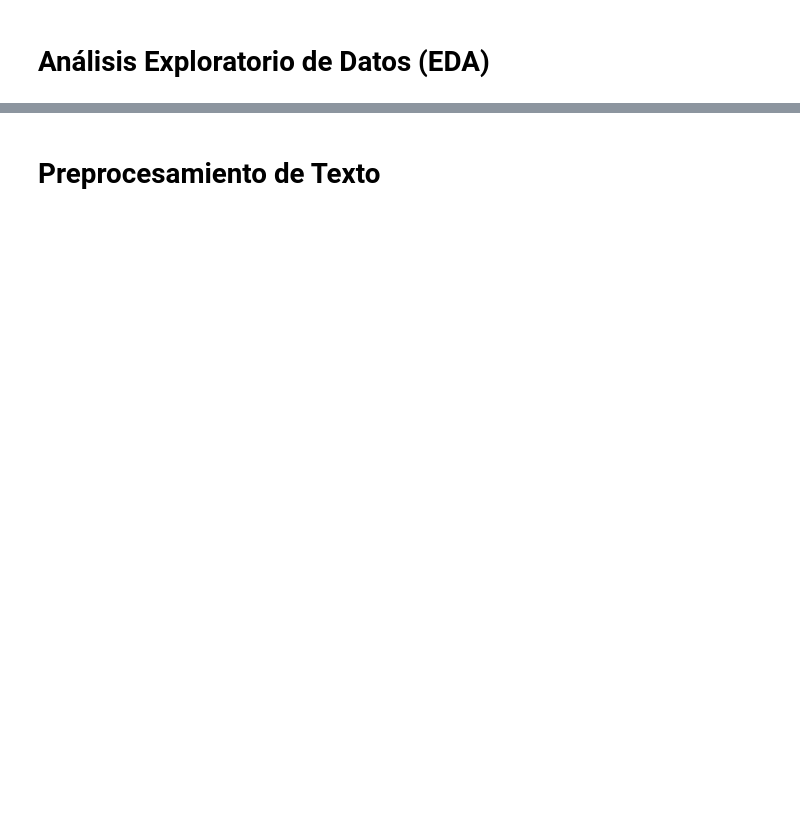
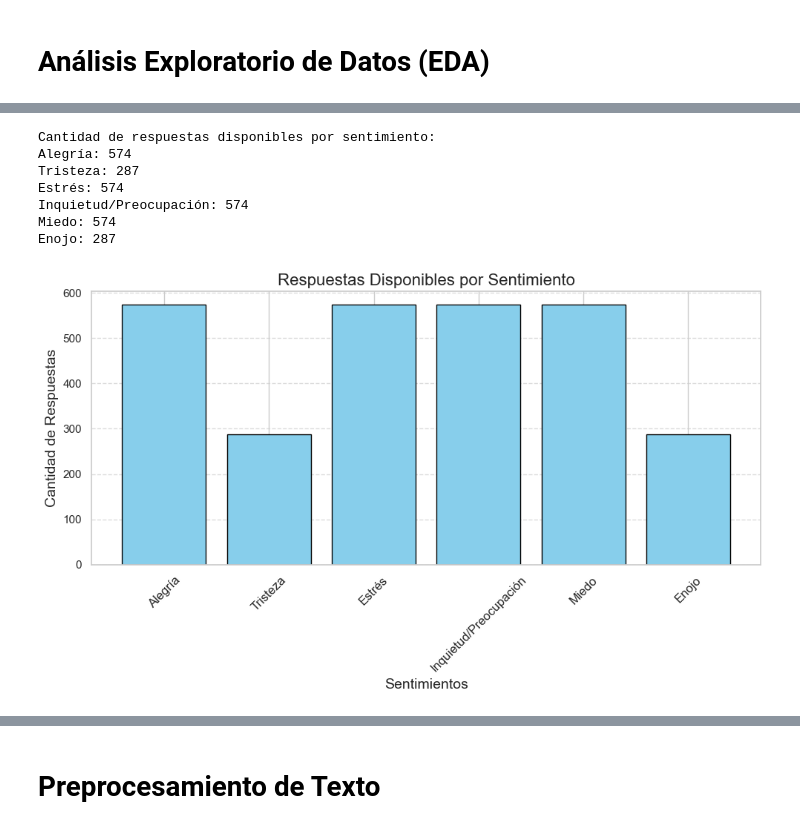
Before and after one commit to DiwsgenLop/Proyecto-Final-Mineria-de-Datos, a Jupyter notebook: Proyecto_Clasificacion_Sentimientos.ipynb, the cells around one changed output, grey strips where cells are left out. Saved outputs shown, nothing was run; the diff lists cells and outputs as text; code cells hidden in the pictures; blank space fills up the shorter version.

```diff
--- a/Proyecto_Clasificacion_Sentimientos.ipynb
+++ b/Proyecto_Clasificacion_Sentimientos.ipynb
@@ -223 +193,41 @@ Enojo: 287
+# %%
+# Definir las preguntas asociadas a cada sentimiento
+sentimientos_preguntas = {
+    "Alegría": ["Pregunta1", "Pregunta6"],
+    "Tristeza": ["Pregunta2"],
+    "Estrés": ["Pregunta3", "Pregunta9"],
+    "Inquietud/Preocupación": ["Pregunta4", "Pregunta5"],
+    "Miedo": ["Pregunta7", "Pregunta10"],
+    "Enojo": ["Pregunta8"]
+}
+
+# Calcular el número de respuestas para cada sentimiento
+respuestas_por_sentimiento = {
+    sentimiento: dataset[preguntas].notnull().sum().sum()
+    for sentimiento, preguntas in sentimientos_preguntas.items()
+}
+
+# Mostrar el conteo de respuestas por sentimiento
+print("\nCantidad de respuestas disponibles por sentimiento:")
+for sentimiento, cantidad in respuestas_por_sentimiento.items():
+    print(f"{sentimiento}: {cantidad}")
+
+plt.figure(figsize=(10, 6))
+plt.bar(respuestas_por_sentimiento.keys(), respuestas_por_sentimiento.values(), color='skyblue', edgecolor='black')
+plt.title("Respuestas Disponibles por Sentimiento", fontsize=16)
+plt.xlabel("Sentimientos", fontsize=14)
+plt.ylabel("Cantidad de Respuestas", fontsize=14)
+plt.xticks(rotation=45, fontsize=12)
+plt.grid(axis='y', linestyle='--', alpha=0.7)
+plt.tight_layout()
+plt.show()
+# %% [output]
+Cantidad de respuestas disponibles por sentimiento:
+Alegría: 574
+Tristeza: 287
+Estrés: 574
+Inquietud/Preocupación: 574
+Miedo: 574
+Enojo: 287
+[figure, added]
 # %%
```
Also changed, not shown: parts of 65 cells of this notebook, 2 other files.
